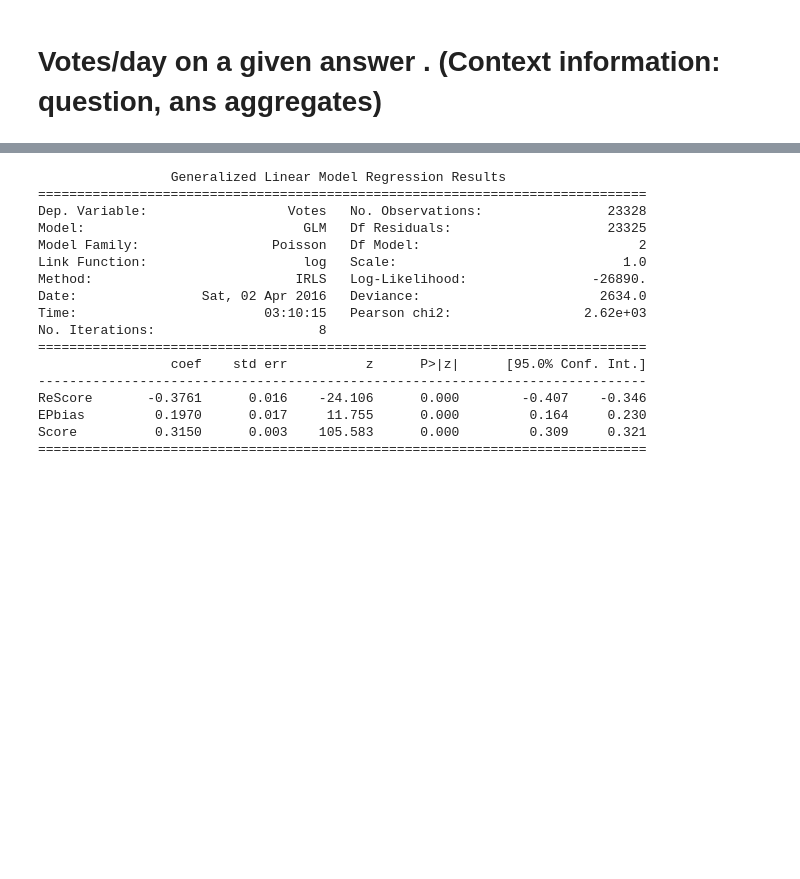
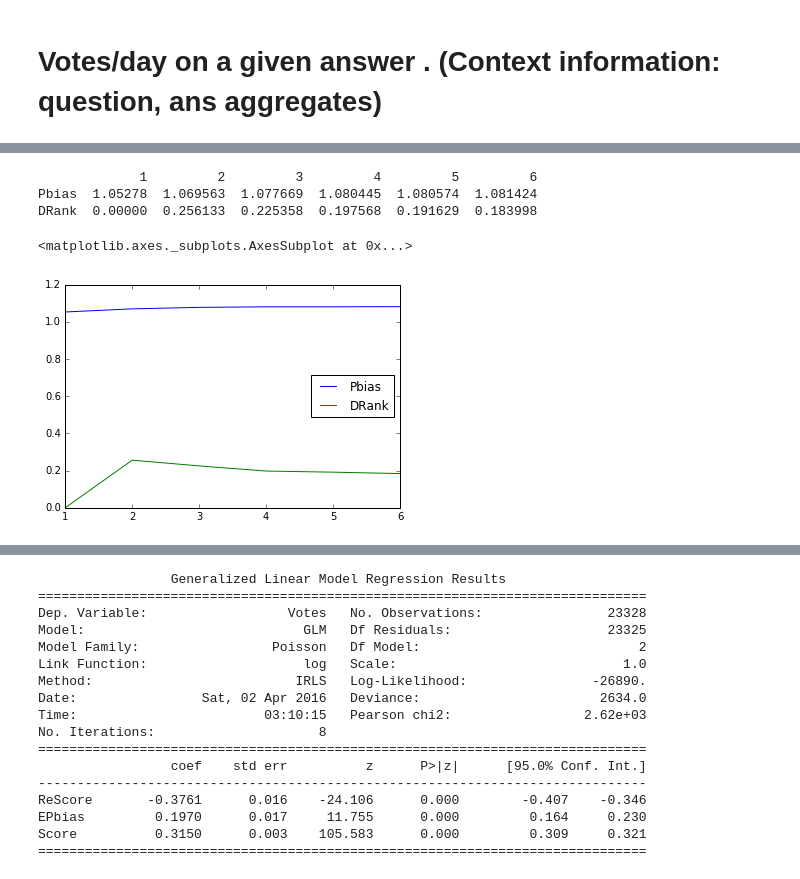
Before and after one commit to JoelDan192/Predictive-model-for-the-voting-system-in-SE-network, a Jupyter notebook: spanish_site/Regression_AnsVotes.ipynb, the cells around one changed output, grey strips where cells are left out. Cells and saved outputs as stored; diff of their text form; code cells hidden in the pictures; blank space fills up the shorter version.

```diff
--- a/spanish_site/Regression_AnsVotes.ipynb
+++ b/spanish_site/Regression_AnsVotes.ipynb
@@ -94,0 +126,19 @@ votes_r[['Score','Votes','CumScore','CumVotes','QScore','QVotes','ReScore','QReS
+# %%
+fml = 'np.log(Votes+1) ~ Pbias + DRank -1'
+mat_2 = []
+r2s_2 = []
+acounts = [e+1 for e in range(6)]
+for ans_count in acounts:
+    mod = sm.OLS.from_formula(fml, votes_r[votes_r.Ans_count<=ans_count])
+    rslt = mod.fit()
+    mat_2.append(rslt.params)
+    r2s_2.append(rslt.rsquared)
+mat_2 = pd.DataFrame(mat_2, index=[str(x) for x in acounts])
+print mat_2.T
+mat_2.plot()
+# %% [output]
+             1         2         3         4         5         6
+Pbias  1.05278  1.069563  1.077669  1.080445  1.080574  1.081424
+DRank  0.00000  0.256133  0.225358  0.197568  0.191629  0.183998
+<matplotlib.axes._subplots.AxesSubplot at 0x...>
+[figure, added]
```
Also changed, not shown: parts of 16 cells of this notebook.
